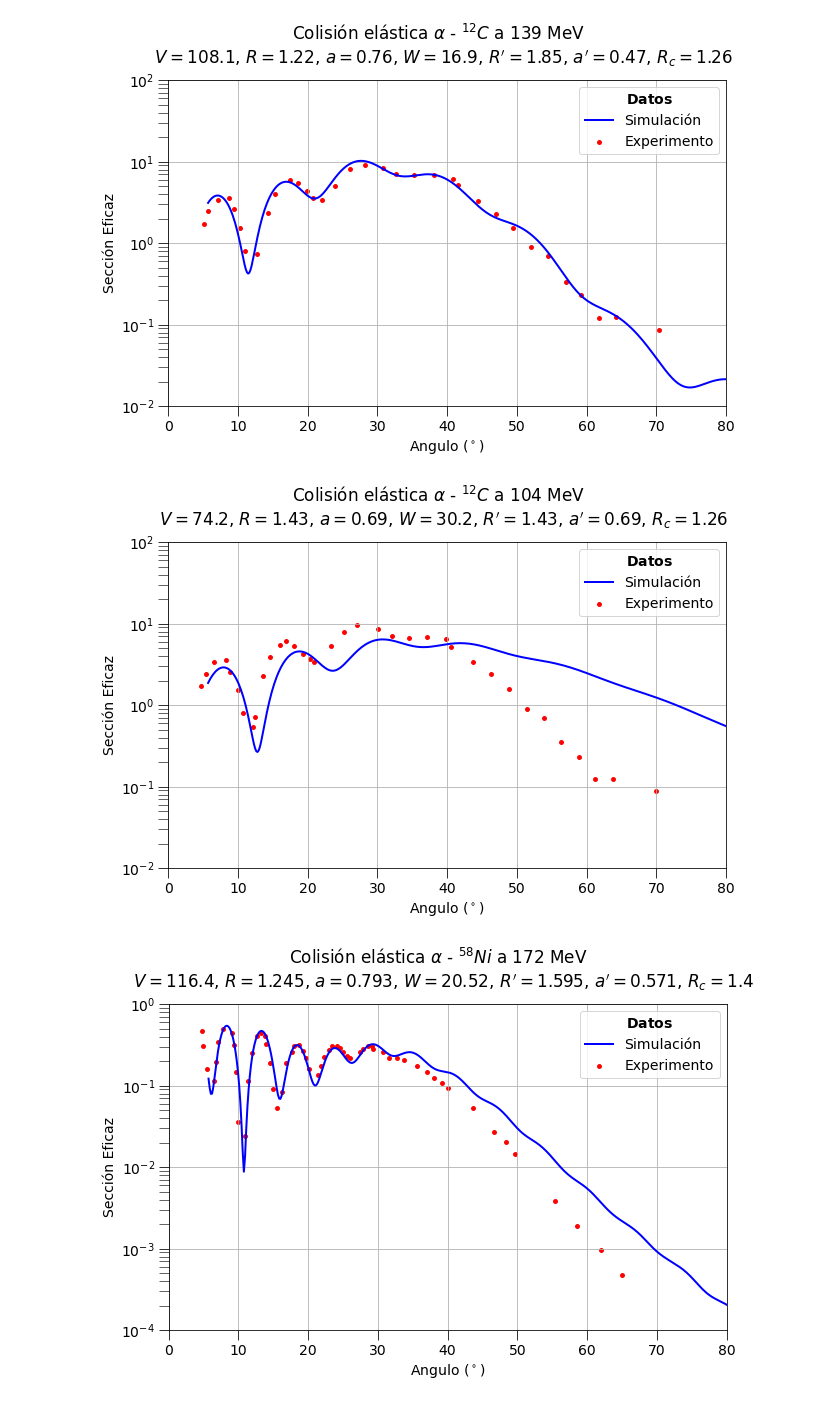
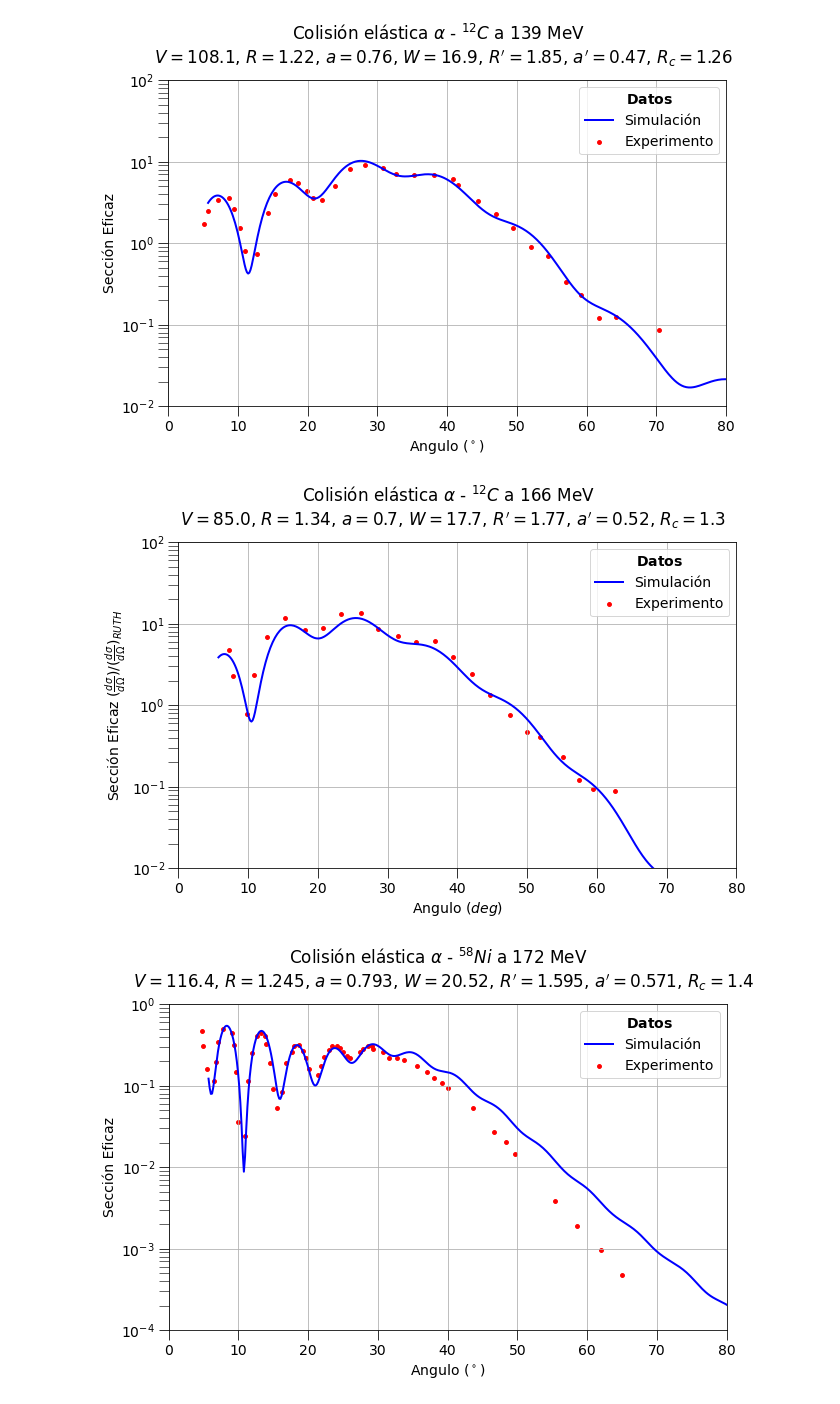
Before and after one commit to jsmojicaj/12C-alpha, a Jupyter notebook: Codigos/SeccionNuclear_alfa_12C.ipynb, the cells around one changed output. Drawn from its saved outputs; the diff is of its cells as text; code cells hidden in the pictures.

```diff
--- a/Codigos/SeccionNuclear_alfa_12C.ipynb
+++ b/Codigos/SeccionNuclear_alfa_12C.ipynb
@@ -150,7 +150,7 @@ def Plot(theta, y1, title, ylim, parametros, Datos=[], savfig=str(datetime.datet
   plt.grid(True)
   plt.legend(title=r'$\bf{Datos}$') #titulo del legend
   plt.ylim(ylim); plt.xlim((0,80))
-  plt.xlabel('Angulo ($^\circ$)'); plt.ylabel('Sección Eficaz')
+  plt.xlabel('Angulo ($deg$)'); plt.ylabel(r'Sección Eficaz $(\frac{d\sigma}{d\Omega})/(\frac{d\sigma}{d\Omega})_{RUTH}$')
   plt.savefig('./Imagenes/Colisión-alpha-'+savfig)
   plt.show()
 # %% [markdown]
@@ -167,7 +167,7 @@ def Function(Ab=12,Zb=6,Ap=4,Zp=2,E=139,parametros=[108.1, 1.22, 0.76, 16.9, 1.8
     theta = np.linspace(0.1,np.pi/2,500)
     seccion = potencial.Seccion(theta)
 
-    Plot(theta, seccion, r'Colisión elástica $\alpha$ - $^{'+str(Ab)+'}'+element+'$ a {0} MeV'.format(alpha.E), ylim, parametros, Datos, element)
+    Plot(theta, seccion, r'Colisión elástica $\alpha$ - $^{'+str(Ab)+'}'+element+'$ a {0} MeV'.format(alpha.E), ylim, parametros, Datos, element+str(E))
 # %% [markdown]
 # Resultados
 # %% [markdown]
@@ -178,10 +183,10 @@ Function(Ab=12, Zb=6, Ap=4, Zp=2, E=139, parametros=[108.1, 1.22, 0.76, 16.9, 1.
 # %% [output]
 [figure]
 # %%
-Datos12C1 = np.loadtxt('./Datos/Datos12C1.txt')[:,0:2]
-Function(Ab=12, Zb=6, Ap=4, Zp=2, E=104, parametros=[74.2, 1.43, 0.69, 30.2, 1.43, 0.69, 1.26], Datos=Datos12C1, ylim=(0.01,100))
+Datos12C166MeV = np.loadtxt('./Datos/Datos12C166Mev.txt')[:,0:2]
+Function(Ab=12, Zb=6, Ap=4, Zp=2, E=166, parametros=[85.0, 1.34, 0.70, 17.7, 1.77, 0.52, 1.3 ], Datos=Datos12C166MeV, ylim=(0.01,100))
 # %% [output]
-[figure, old version]
+[figure, new version]
 # %%
 Datos172Ni = np.loadtxt('./Datos/Datos172Ni.txt')[:,0:2]
 Function(Ab=58, Zb=28, Ap=4, Zp=2, E=172, parametros=[116.4, 1.245, 0.793, 20.52, 1.595, 0.571, 1.4], Datos=Datos172Ni, ylim=(0.0001,1), element='Ni')
```
Also changed, not shown: parts of 2 cells of this notebook, 9 other files.
